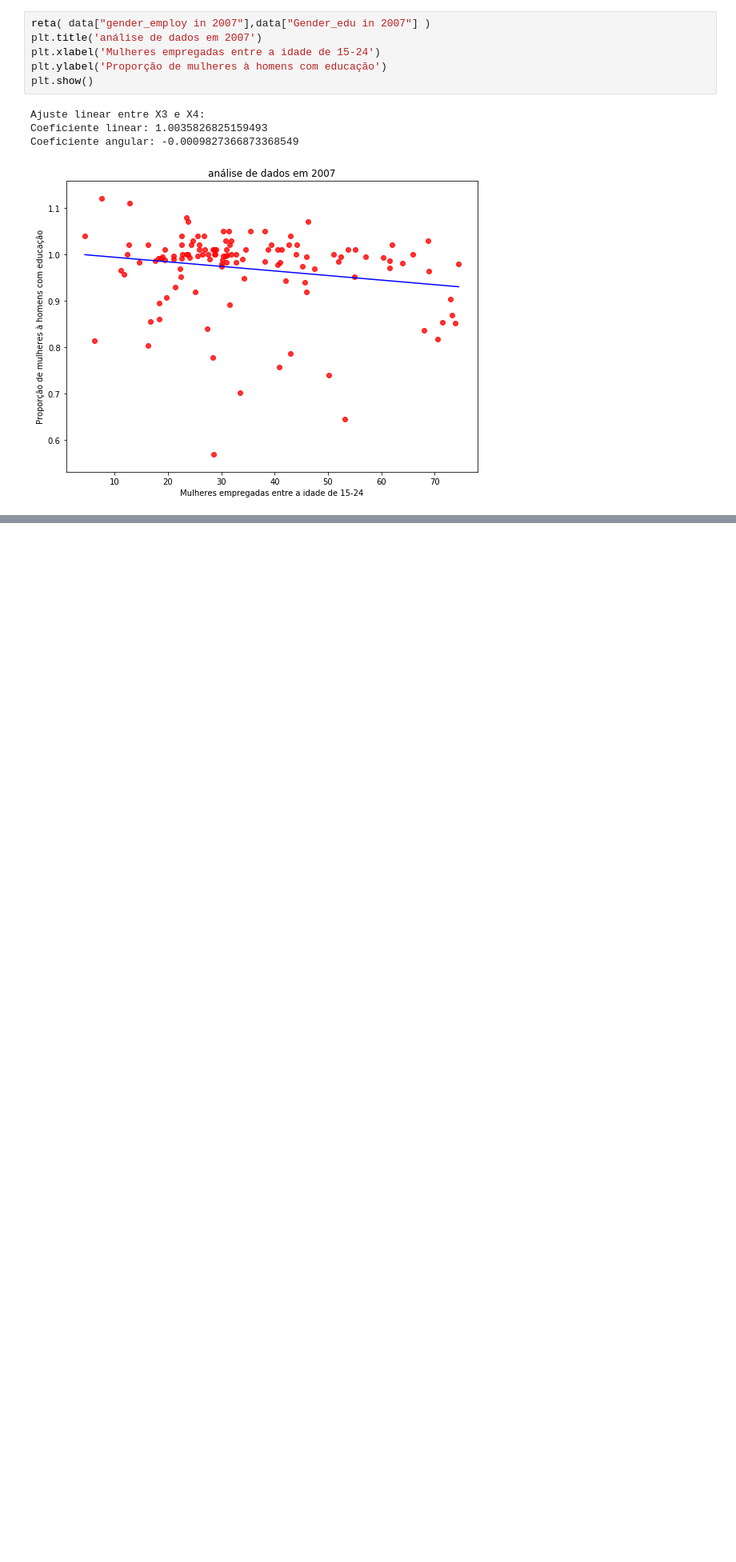
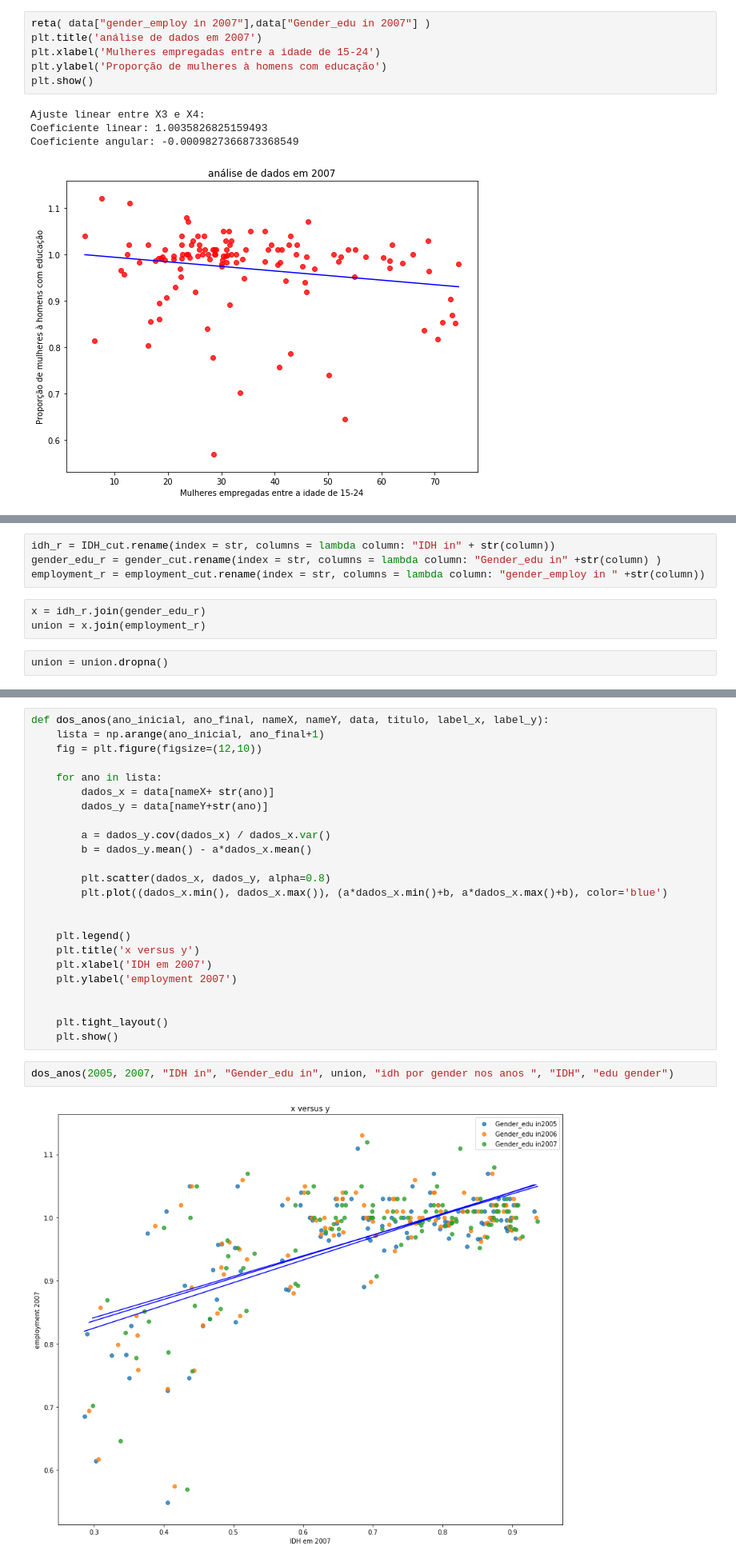
Before and after one commit to manucastilla/CD-Projeto1, a Jupyter notebook: EntregaFinal- Manuela.ipynb, the cells around one changed output, grey strips where cells are left out. Shown at 80% size. Saved outputs shown, nothing was run; the diff lists cells and outputs as text; blank space fills up the shorter version.

```diff
--- a/EntregaFinal- Manuela.ipynb
+++ b/EntregaFinal- Manuela.ipynb
@@ -153,0 +211,9 @@ idh com mulheres empregadas:  Assim, pode se concluir de que não existe uma rel
+# %%
+idh_r = IDH_cut.rename(index = str, columns = lambda column: "IDH in" + str(column))
+gender_edu_r = gender_cut.rename(index = str, columns = lambda column: "Gender_edu in" +str(column) )
+employment_r = employment_cut.rename(index = str, columns = lambda column: "gender_employ in " +str(column))
+# %%
+x = idh_r.join(gender_edu_r)
+union = x.join(employment_r)
+# %%
+union = union.dropna()
@@ -153,0 +235,28 @@ idh com mulheres empregadas:  Assim, pode se concluir de que não existe uma rel
+# %%
+def dos_anos(ano_inicial, ano_final, nameX, nameY, data, titulo, label_x, label_y):
+    lista = np.arange(ano_inicial, ano_final+1)
+    fig = plt.figure(figsize=(12,10))
+
+    for ano in lista:
+        dados_x = data[nameX+ str(ano)]
+        dados_y = data[nameY+str(ano)]
+
+        a = dados_y.cov(dados_x) / dados_x.var()
+        b = dados_y.mean() - a*dados_x.mean()
+
+        plt.scatter(dados_x, dados_y, alpha=0.8)
+        plt.plot((dados_x.min(), dados_x.max()), (a*dados_x.min()+b, a*dados_x.max()+b), color='blue')
+
+
+    plt.legend()
+    plt.title('x versus y')
+    plt.xlabel('IDH em 2007')
+    plt.ylabel('employment 2007')
+
+
+    plt.tight_layout()
+    plt.show()
+# %%
+dos_anos(2005, 2007, "IDH in", "Gender_edu in", union, "idh por gender nos anos ", "IDH", "edu gender")
+# %% [output]
+[figure, added]
```
Also changed, not shown: parts of 27 cells of this notebook, 1 other file.
